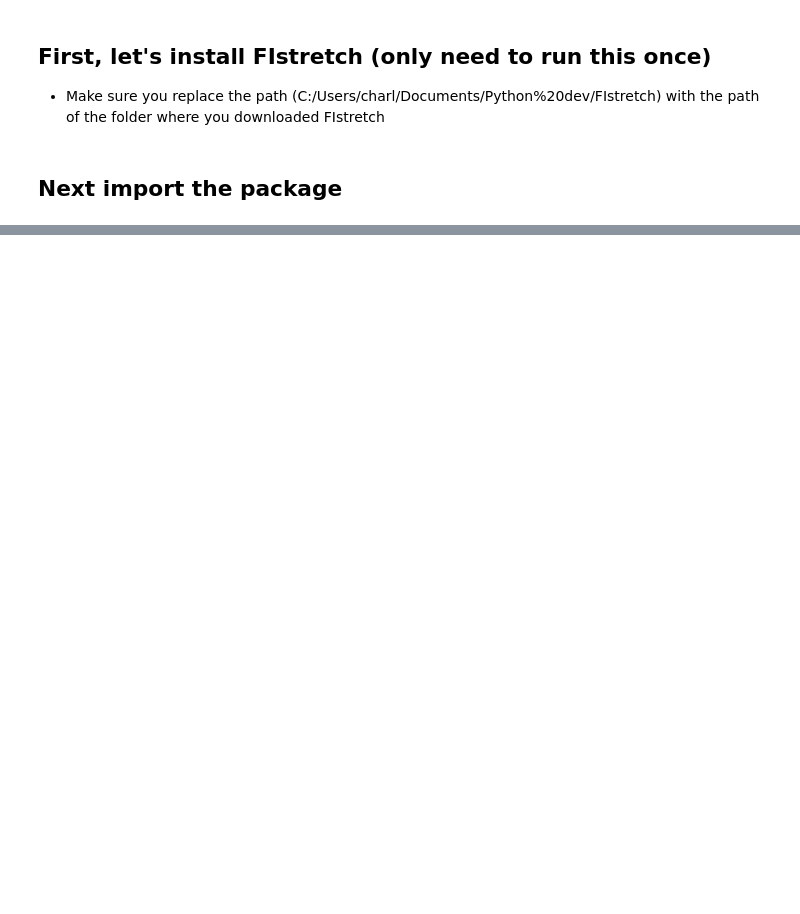
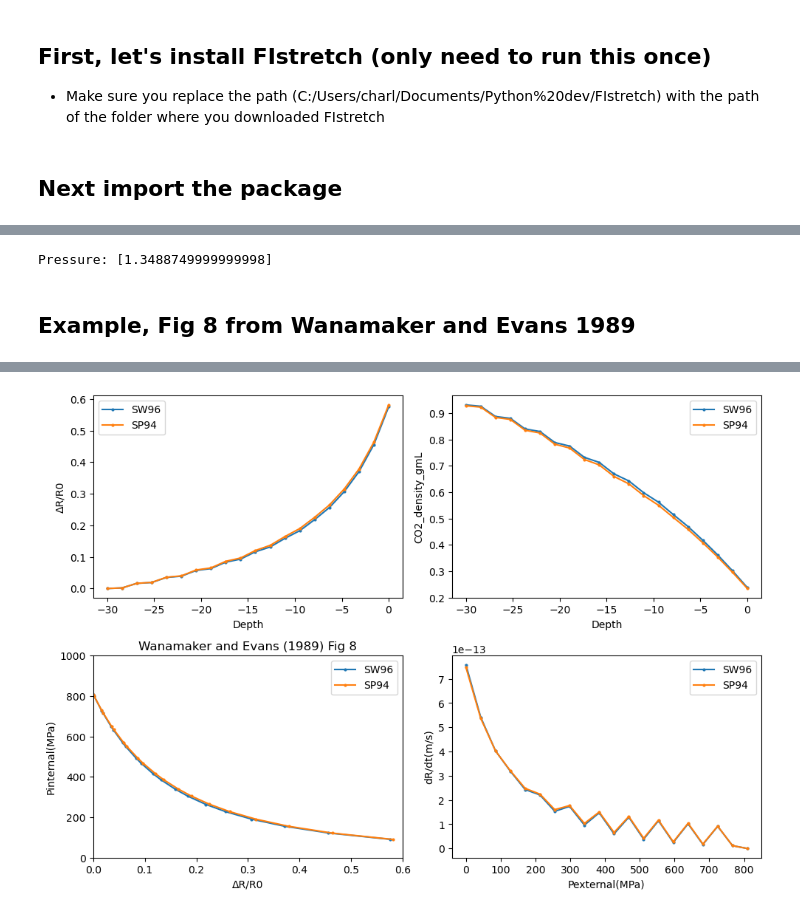
Before and after one commit to cljdevitre/FIstretch, a Jupyter notebook: docs/Wanamaker_model_example.ipynb, the cells around one changed output, grey strips where cells are left out. Drawn from its saved outputs; the diff is of its cells as text; code cells hidden in the pictures; blank space fills up the shorter version.

```diff
--- a/docs/Wanamaker_model_example.ipynb
+++ b/docs/Wanamaker_model_example.ipynb
@@ -453,0 +15,65 @@ def calculate_results(R_values, b_values, T, EOS, Pinternal, Pexternal, totaltim
+# %%
+## Example: find the pressure at 5 km depth
+
+target_depth = 5
+config=relax.config_crustalmodel(crust_dens_kgm3=2750)
+tolerance = 0.001  # how close you want to be
+
+# run it
+pressure = relax.find_P_for_kmdepth(target_depth=5, config=config, tolerance=tolerance)
+print("Pressure:", pressure)
+# %% [output]
+Pressure: [1.3488749999999998]
+# %% [markdown]
+## Example, Fig 8 from Wanamaker and Evans 1989
+# %%
+## Let's set the initial conditions
+T = 1400 + 273.15  # Temperature in Kelvin
+
+# Radius in m and ascent rate in m/s
+R0 = 1 * 10**-6  # Initial value of R (radius of the FI in m)
+b=1000*R0 # distance to the crystal edge, Wanamaker uses R0/b=1/1000
+ascent_rate_ms=0.01 #m/s
+
+depth_path_ini_fin_step=[30,0,20] #This defines the starting depth, ending depth and the number of steps in the path.
+crustal_model_config=relax.config_crustalmodel(crust_dens_kgm3=2750)#the configuration of your crustal model
+
+EOS='SW96' # Equation of state for CO2 (SW96 or SP94)
+plotfig=False # Whether to plot the figure or not
+display_df=True # Whether to display the dataframe  or not
+
+resultsSW96,_ = relax.stretch_in_ascent(R0=R0, b=b,T=T,ascent_rate_ms=ascent_rate_ms,crustal_model_config=crustal_model_config,
+                                                 depth_path_ini_fin_step=depth_path_ini_fin_step,EOS='SW96',plotfig=plotfig,display_df=display_df)
+resultsSP94,_ = relax.stretch_in_ascent(R0=R0, b=b,T=T,ascent_rate_ms=ascent_rate_ms,crustal_model_config=crustal_model_config,
+                                                 depth_path_ini_fin_step=depth_path_ini_fin_step,EOS='SP94',plotfig=plotfig,display_df=display_df)
+
+# NOW PLOT - This is the configuration of the plots, can modify x and y vars under 'keys', the first is x the second y
+
+subplot_data = [
+    {'data': [resultsSW96, resultsSP94], 'keys': [('Depth(km)', 'ΔR/R0')], 'xlabel': 'Depth', 'ylabel': 'ΔR/R0', 'legend': True},
+    {'data': [resultsSW96, resultsSP94], 'keys': [('Depth(km)', 'CO2_dens_gcm3')], 'xlabel': 'Depth', 'ylabel': 'CO2_density_gmL', 'legend': True},
+    {'data': [resultsSW96, resultsSP94], 'keys': [('ΔR/R0', 'Pinternal(MPa)')], 'xlabel': 'ΔR/R0', 'ylabel': 'Pinternal(MPa)', 'legend': True},
+    {'data': [resultsSW96, resultsSP94], 'keys': [('Pexternal(MPa)', 'dR/dt(m/s)')], 'xlabel': 'Pexternal(MPa)', 'ylabel': 'dR/dt(m/s)', 'legend': True}
+]
+
+# Make plots
+fig, axs = plt.subplots(2, 2, figsize=(10, 7))
+axs = axs.flatten()
+
+for ax, subplot in zip(axs, subplot_data):
+    for data, label in zip(subplot['data'], ['SW96', 'SP94']):
+        for x_key, y_key in subplot['keys']:
+            if x_key=='Depth(km)':
+                ax.plot(-data[x_key], data[y_key], marker='o', markersize=2, label=label)
+            else:
+                ax.plot(data[x_key], data[y_key], marker='o', markersize=2, label=label)
+    ax.set_xlabel(subplot['xlabel'])
+    ax.set_ylabel(subplot['ylabel'])
+    if subplot.get('legend', False):
+        ax.legend()
+axs[2].set_title("Wanamaker and Evans (1989) Fig 8")
+axs[2].set_xlim(0, 0.6)
+axs[2].set_ylim(0, 1000)
+plt.tight_layout()
+plt.show()
+# %% [output]
@@ -453,0 +92 @@ def calculate_results(R_values, b_values, T, EOS, Pinternal, Pexternal, totaltim
+[figure, added]
```
Also changed, not shown: parts of 14 cells of this notebook, 3 other files.
